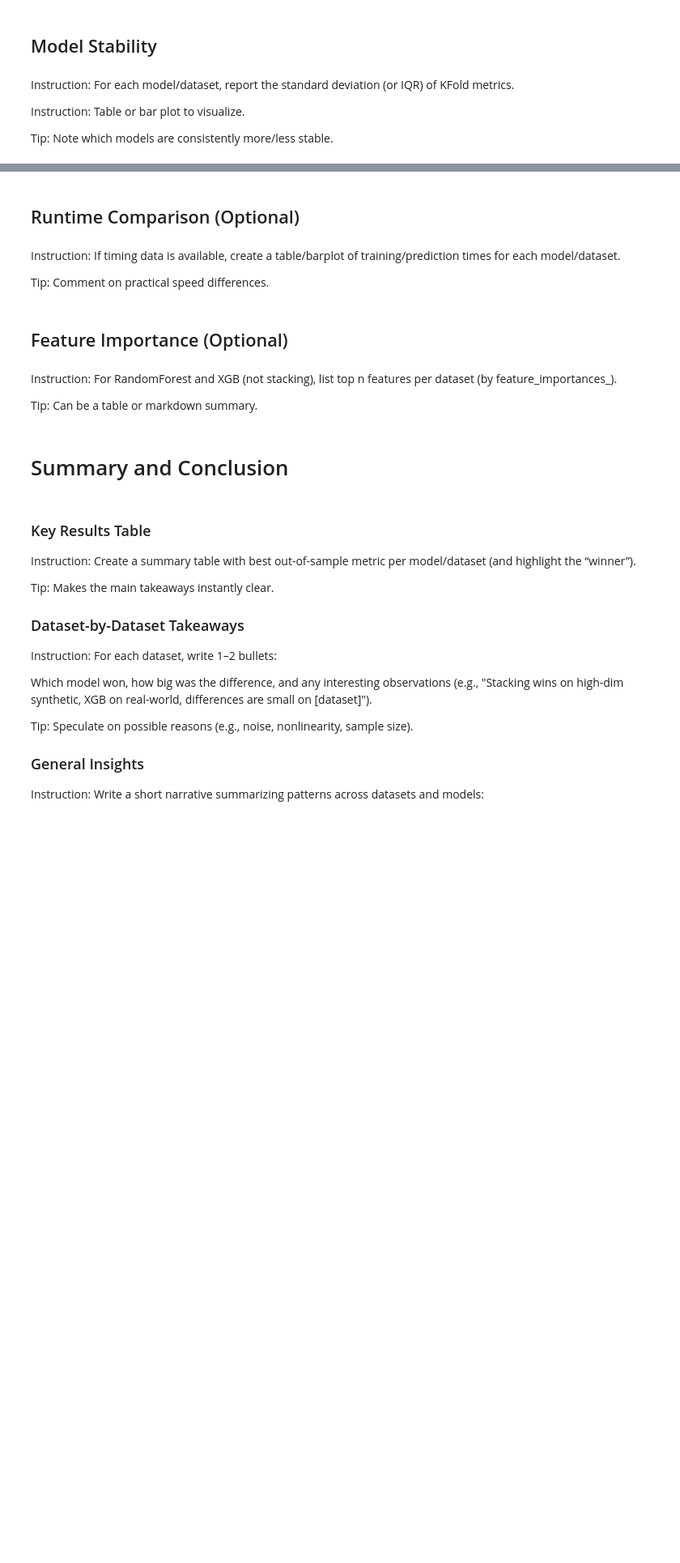
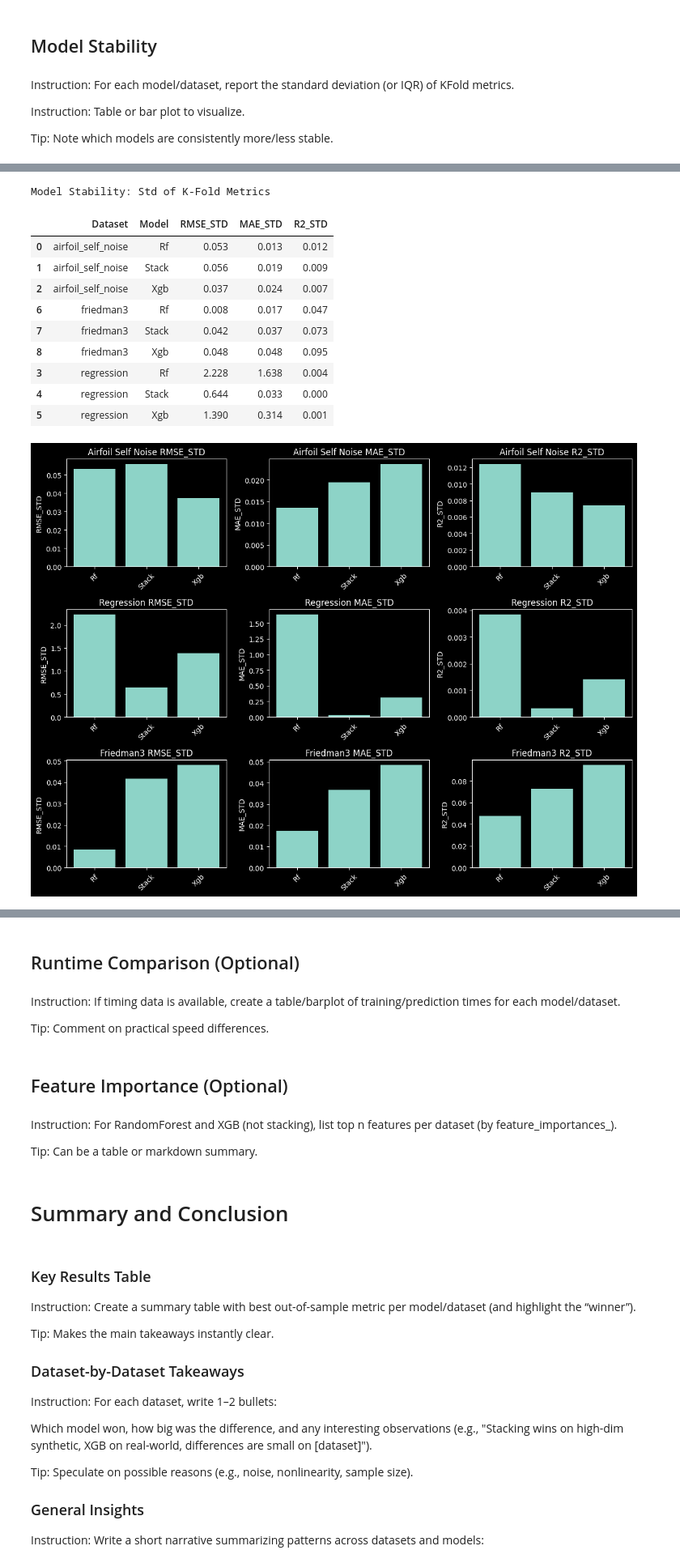
Before and after one commit to szm4c/bagging-boosting-stacking-study, a Jupyter notebook: notebooks/ensemble_comparison/ensemble_comparison.ipynb, the cells around one changed output, grey strips where cells are left out. Shown: that part at 81% size. Cells and saved outputs as stored; diff of their text form; code cells hidden in the pictures; blank space fills up the shorter version.

```diff
--- a/notebooks/ensemble_comparison/ensemble_comparison.ipynb
+++ b/notebooks/ensemble_comparison/ensemble_comparison.ipynb
@@ -203,0 +606,16 @@ This section will determine which observed model performance differences are lik
+# %%
+for ds, summ in summ_list:
+    # Display a header for this dataset
+    display(Markdown(f"### {ds.replace('_', ' ').title()}"))
+
+    # Compute the best models
+    best_rmse = summ.loc[summ['RMSE_Test'].idxmin(), 'Model']
+    best_mae  = summ.loc[summ['MAE_Test'].idxmin(),  'Model']
+    best_r2   = summ.loc[summ['R2_Test'].idxmax(),    'Model']
+    best_gap  = summ.loc[summ['OverfitGap_RMSE'].idxmin(), 'Model']
+
+    # Show the results
+    display(Markdown(f"- **Lowest Test RMSE:** {best_rmse}"))
+    display(Markdown(f"- **Lowest Test MAE:** {best_mae}"))
+    display(Markdown(f"- **Highest Test R²:** {best_r2}"))
+    display(Markdown(f"- **Smallest RMSE Overfit Gap:** {best_gap}"))
@@ -243,0 +650,53 @@ Tip: Comment on which models/datasets overfit more.
+# %%
+# Build a DataFrame of stability (std of CV folds)
+records = []
+for ds, flat_bank in bank_list:
+    models = sorted({m for (m,_) in flat_bank.keys()})
+    for m in models:
+        records.append({
+            'Dataset': ds,
+            'Model': m.capitalize(),
+            'RMSE_STD': np.std(flat_bank[(m,'rmse')], ddof=1),
+            'MAE_STD' : np.std(flat_bank[(m,'mae')],  ddof=1),
+            'R2_STD'  : np.std(flat_bank[(m,'r2')],   ddof=1),
+        })
+stability_df = pd.DataFrame(records).sort_values(['Dataset','Model'])
+
+# Display table
+display(
+    stability_df
+    .style
+    .format({'RMSE_STD':'{:.3f}','MAE_STD':'{:.3f}','R2_STD':'{:.3f}'})
+    .set_caption("Model Stability: Std of K-Fold Metrics")
+)
+
+# Bar-plot grid
+metrics = ['RMSE_STD','MAE_STD','R2_STD']
+n_datasets = len(DATASETS)
+fig, axes = plt.subplots(n_datasets, len(metrics),
+                         figsize=(len(metrics)*4, n_datasets*3),
+                         squeeze=False)
+for i, ds in enumerate(DATASETS):
+    df_ds = stability_df[stability_df['Dataset']==ds]
+    for j, metric in enumerate(metrics):
+        ax = axes[i][j]
+        ax.bar(df_ds['Model'], df_ds[metric])
+        ax.set_title(f"{ds.replace('_',' ').title()} {metric}")
+        ax.set_ylabel(metric)
+        ax.set_xticks(range(len(df_ds)))
+        ax.set_xticklabels(df_ds['Model'], rotation=45)
+fig.tight_layout()
+plt.show()
+# %% [output]
+Model Stability: Std of K-Fold Metrics
+|  | Dataset | Model | RMSE_STD | MAE_STD | R2_STD |
+| 0 | airfoil_self_noise | Rf | 0.053 | 0.013 | 0.012 |
+| 1 | airfoil_self_noise | Stack | 0.056 | 0.019 | 0.009 |
+| 2 | airfoil_self_noise | Xgb | 0.037 | 0.024 | 0.007 |
+| 6 | friedman3 | Rf | 0.008 | 0.017 | 0.047 |
+| 7 | friedman3 | Stack | 0.042 | 0.037 | 0.073 |
+| 8 | friedman3 | Xgb | 0.048 | 0.048 | 0.095 |
+| 3 | regression | Rf | 2.228 | 1.638 | 0.004 |
+| 4 | regression | Stack | 0.644 | 0.033 | 0.000 |
+| 5 | regression | Xgb | 1.390 | 0.314 | 0.001 |
+[figure, added]
```
Also changed, not shown: parts of 34 cells of this notebook.
